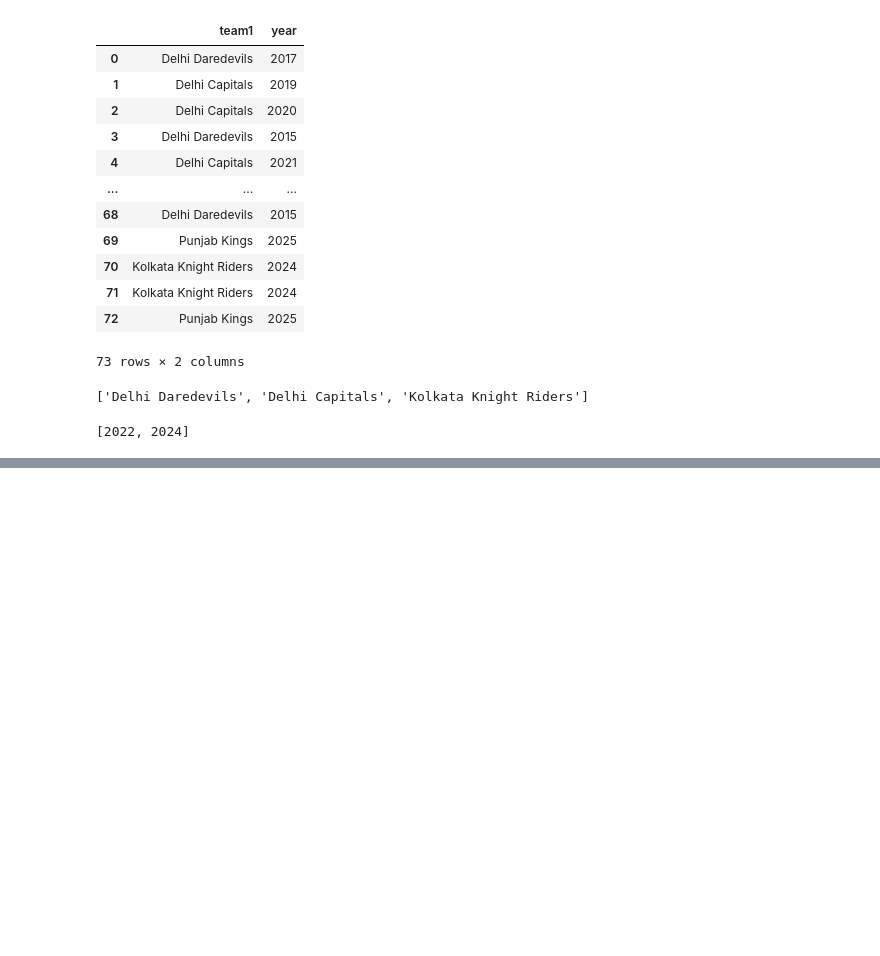
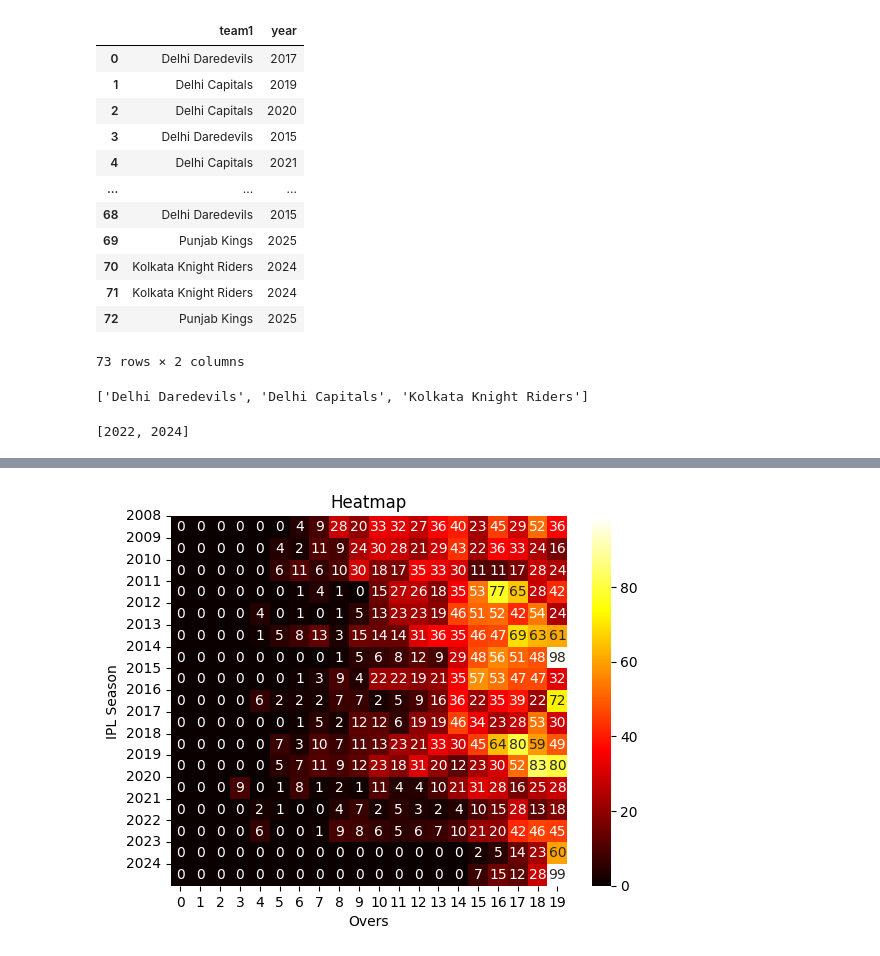
Before and after one commit to prabal-parmar/IPL-Player-Analyzer, a Jupyter notebook: IPL_analysis.ipynb, the cells around one changed output, grey strips where cells are left out. Cells and saved outputs as stored; diff of their text form; code cells hidden in the pictures; blank space fills up the shorter version.

```diff
--- a/IPL_analysis.ipynb
+++ b/IPL_analysis.ipynb
@@ -521,0 +522,2 @@ for i in range(len(years)):
+# %%
+merged_df = pd.merge(dataset, match_stats, on='match_id')
@@ -521,0 +528,2 @@ for i in range(len(years)):
+# %%
+ipl_seasons = merged_df['year'].unique().tolist()
@@ -521,0 +660,2 @@ for i in range(len(years)):
+# %%
+new_df = merged_df[merged_df['batter'] == 'MS Dhoni'][['batter', 'over', 'batsman_runs', 'year']]
@@ -521,0 +666,11 @@ for i in range(len(years)):
+# %%
+runs_by_over = []
+for year in range(2008, 2025):
+    temp_new_df = new_df[new_df['year'] == year]
+    stats = []
+    for over in range(20):
+        filter_by_over = temp_new_df[temp_new_df['over'] == over]
+        run = sum(filter_by_over['batsman_runs'].tolist())
+        stats.append(run)
+
+    runs_by_over.append(stats)
@@ -521,0 +701,9 @@ for i in range(len(years)):
+# %%
+sns.heatmap(runs_by_over, annot=True, cmap='hot')  # annot=True shows values
+plt.title("Heatmap")
+plt.yticks(ticks=[i for i in range(len(ipl_seasons))], labels=[season for season in ipl_seasons], rotation=0)
+plt.xlabel("Overs")
+plt.ylabel("IPL Season")
+plt.show()
+# %% [output]
+[figure, added]
```
Also changed, not shown: parts of 31 cells of this notebook, 2 other files.
